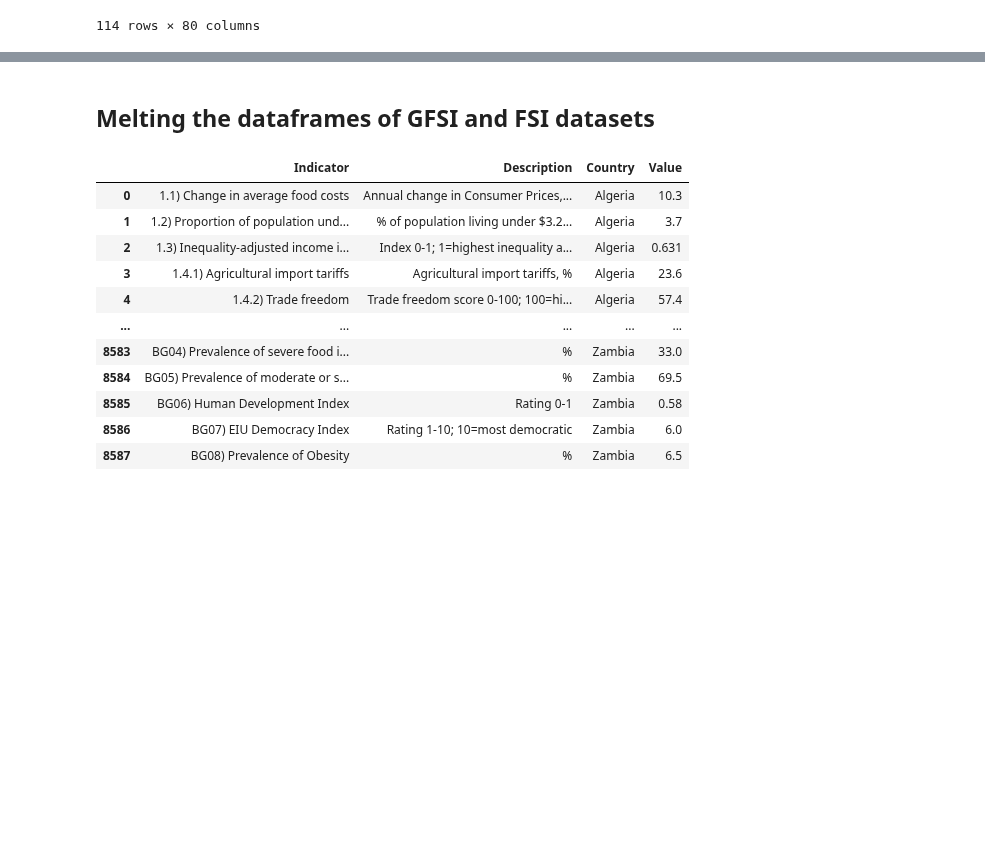
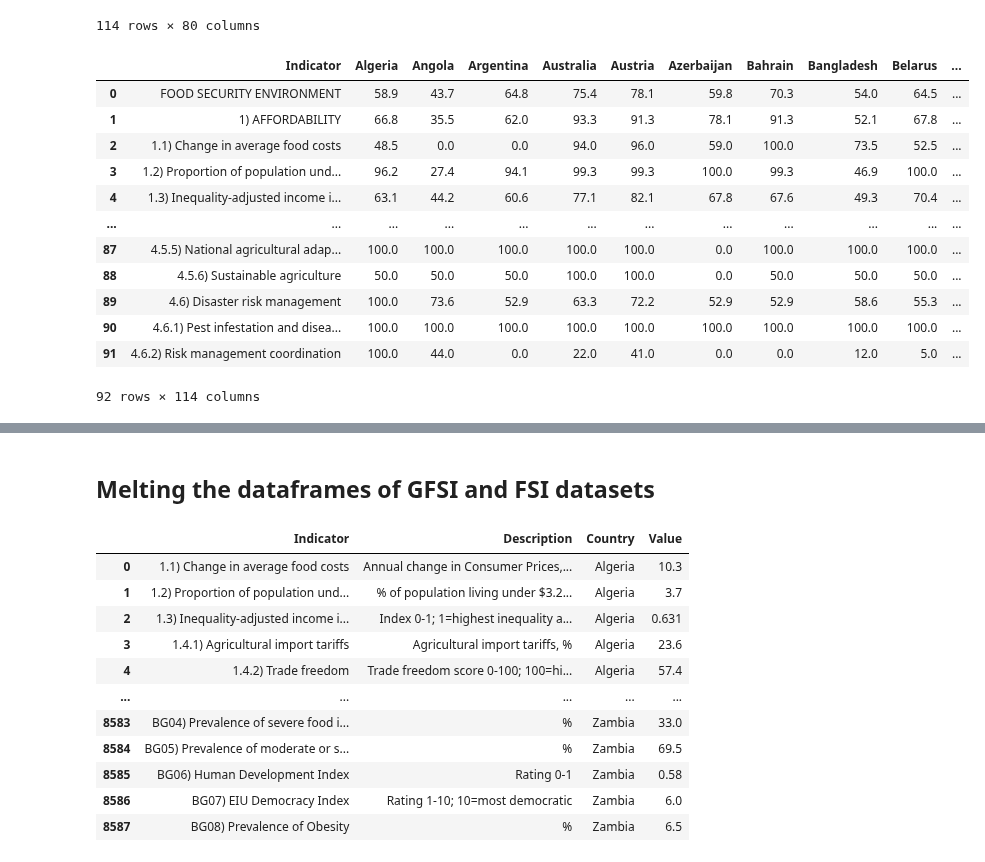
Before and after one commit to Azvier/asean-food-waste-sustainability, a Jupyter notebook: notebooks/data_processing.ipynb, the cells around one changed output, grey strips where cells are left out. Cells and saved outputs as stored; diff of their text form; code cells hidden in the pictures; blank space fills up the shorter version.

Commit message:
feat(notebook): loaded, melted, exported GFSI and FSI score data (detail data)

```diff
--- a/notebooks/data_processing.ipynb
+++ b/notebooks/data_processing.ipynb
@@ -6,8 +6,8 @@ fsi_data = pd.read_excel(r"../data/FSI Data 2021.xlsx")
 asean_sdg = pd.read_excel(r"../data/SDG From ASEANstats.xlsx")
 un_sdg = pd.read_excel(r"../data/SDG From UNSDG (2, 11, 12, 13).xlsx")
 gfsi_data = pd.read_excel(r"../data/GFSI Data 2022.xlsx")
-fsi_score = pd.read_excel(r"../data/FSI Scores 2021.xlsx")
-gfsi_score = pd.read_excel(r"../data/GFSI Scores 2022.xlsx")
+fsi_score = pd.read_excel(r"../data/FSI Scores 2021.xlsx", sheet_name="Detail")
+gfsi_score = pd.read_excel(r"../data/GFSI Scores 2022.xlsx", sheet_name="Detail")
 # %% [markdown]
 # Data Quality Assessment
 # %% [markdown]
@@ -93,3 +93,19 @@ fsi_data
 | 112 | BG20) Access to the internet | % | 49.00 | 14.3 | 74.30 | 86.5 | 87.8 | 12.9 | 90.4 | 70.40 | ... |
 | 113 | BG21) Dietary energy supply | % | 151.00 | 116 | 136.00 | 136 | 147 | 114.0 | 149 | 134.00 | ... |
 114 rows × 80 columns
+# %%
+gfsi_score
+# %% [output]
+|  | Indicator | Algeria | Angola | Argentina | Australia | Austria | Azerbaijan | Bahrain | Bangladesh | Belarus | ... |
+| 0 | FOOD SECURITY ENVIRONMENT | 58.9 | 43.7 | 64.8 | 75.4 | 78.1 | 59.8 | 70.3 | 54.0 | 64.5 | ... |
+| 1 | 1) AFFORDABILITY | 66.8 | 35.5 | 62.0 | 93.3 | 91.3 | 78.1 | 91.3 | 52.1 | 67.8 | ... |
+| 2 | 1.1) Change in average food costs | 48.5 | 0.0 | 0.0 | 94.0 | 96.0 | 59.0 | 100.0 | 73.5 | 52.5 | ... |
+| 3 | 1.2) Proportion of population und... | 96.2 | 27.4 | 94.1 | 99.3 | 99.3 | 100.0 | 99.3 | 46.9 | 100.0 | ... |
+| 4 | 1.3) Inequality-adjusted income i... | 63.1 | 44.2 | 60.6 | 77.1 | 82.1 | 67.8 | 67.6 | 49.3 | 70.4 | ... |
+| ... | ... | ... | ... | ... | ... | ... | ... | ... | ... | ... | ... |
+| 87 | 4.5.5) National agricultural adap... | 100.0 | 100.0 | 100.0 | 100.0 | 100.0 | 0.0 | 100.0 | 100.0 | 100.0 | ... |
+| 88 | 4.5.6) Sustainable agriculture | 50.0 | 50.0 | 50.0 | 100.0 | 100.0 | 0.0 | 50.0 | 50.0 | 50.0 | ... |
+| 89 | 4.6) Disaster risk management | 100.0 | 73.6 | 52.9 | 63.3 | 72.2 | 52.9 | 52.9 | 58.6 | 55.3 | ... |
+| 90 | 4.6.1) Pest infestation and disea... | 100.0 | 100.0 | 100.0 | 100.0 | 100.0 | 100.0 | 100.0 | 100.0 | 100.0 | ... |
+| 91 | 4.6.2) Risk management coordination | 100.0 | 44.0 | 0.0 | 22.0 | 41.0 | 0.0 | 0.0 | 12.0 | 5.0 | ... |
+92 rows × 114 columns
```
Also changed, not shown: parts of 5 cells of this notebook.
